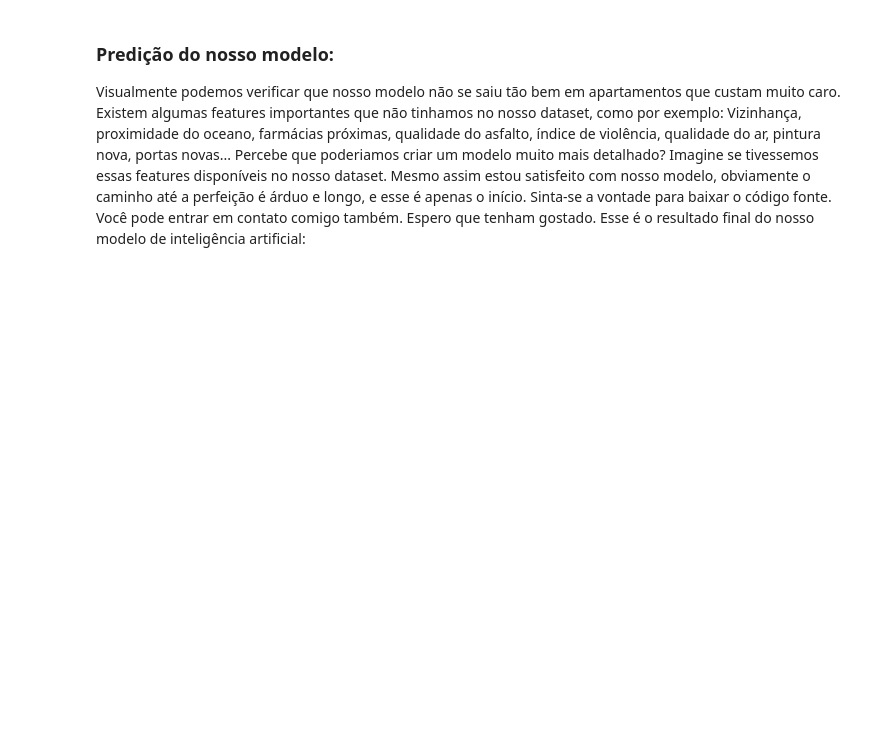
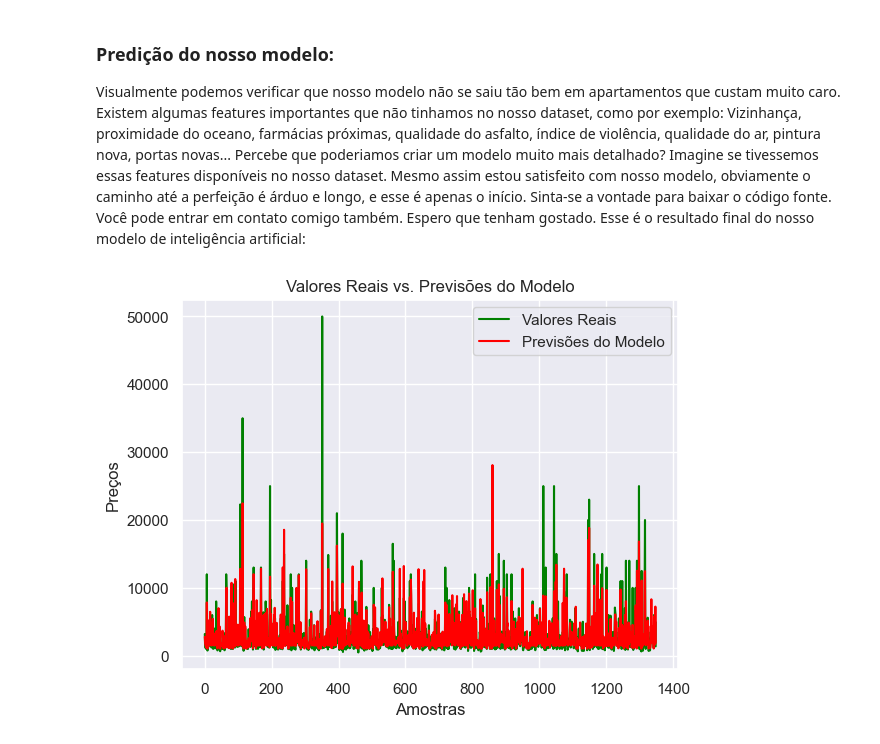
Before and after one commit to guilhermeej/Predicao-de-Apartamentos-com-ML, a Jupyter notebook: PrevendoPreçoDeApartamentos.ipynb, the cells around one changed output. Cells and saved outputs as stored; diff of their text form; code cells hidden in the pictures; blank space fills up the shorter version.

```diff
--- a/PrevendoPreçoDeApartamentos.ipynb
+++ b/PrevendoPreçoDeApartamentos.ipynb
@@ -447,3 +447,18 @@ Espero que tenham gostado. Esse é o resultado final do nosso modelo de intelig
 fig = go.Figure(data=[go.Scatter(y=y_test.values, marker=dict(color='green'), name='Valores Reais'),
                      go.Scatter(y=final_model_predicts, marker=dict(color='red'), name='Previsões do modelo')])
 fig.show()
+# %%
+
+
+sns.lineplot(x=range(len(y_test)), y=y_test, color='green', label='Valores Reais')
+sns.lineplot(x=range(len(final_model_predicts)), y=final_model_predicts, color='red', label='Previsões do Modelo')
+
+
+plt.xlabel('Amostras')
+plt.ylabel('Preços')
+plt.title('Valores Reais vs. Previsões do Modelo')
+
+
+plt.show()
+# %% [output]
+[figure, added]
```
